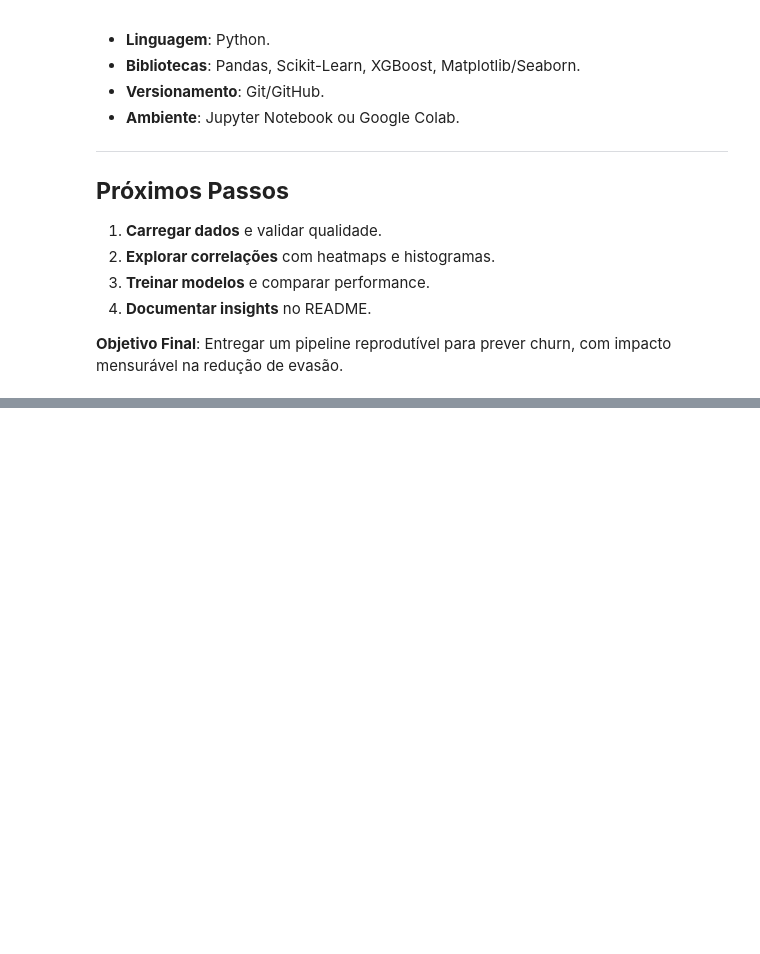
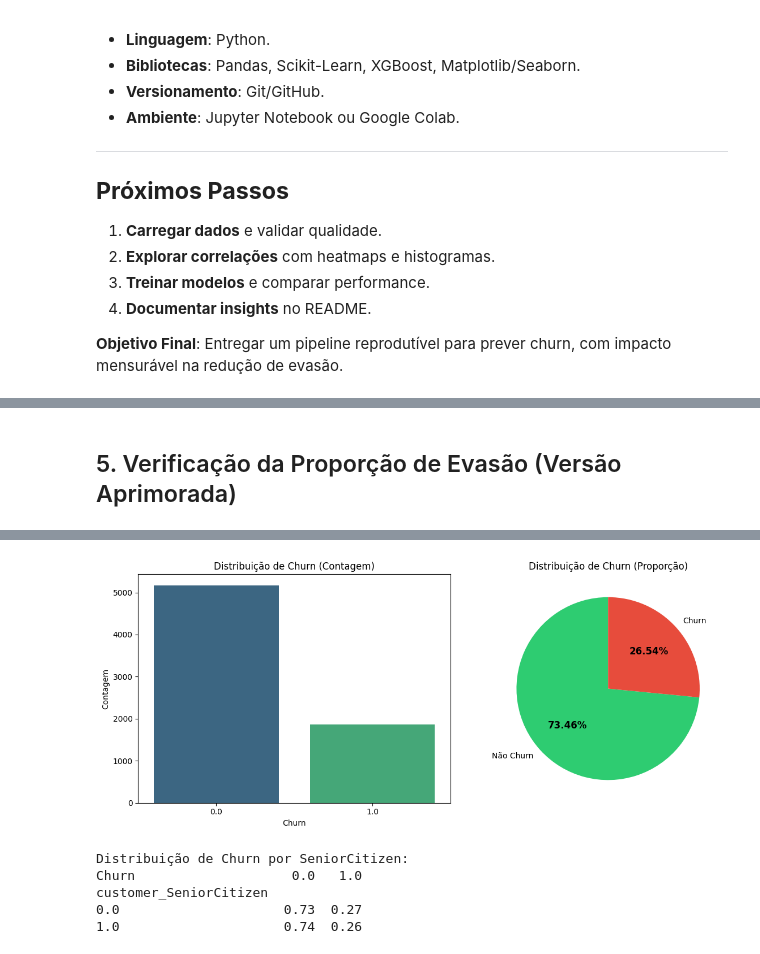
Before and after one commit to anandamatos/telecom-x2, a Jupyter notebook: notebooks/index.ipynb, the cells around one changed output, grey strips where cells are left out. Saved outputs shown, nothing was run; the diff lists cells and outputs as text; code cells hidden in the pictures; blank space fills up the shorter version.

```diff
--- a/notebooks/index.ipynb
+++ b/notebooks/index.ipynb
@@ -359,0 +291,19 @@ Arquivos salvos em: /content/data/processed
+# %%
+# One-Hot Encoding apenas para colunas categóricas verdadeiras
+encoder = OneHotEncoder(drop='first', sparse_output=False, handle_unknown='ignore')
+encoded_data = encoder.fit_transform(df_expanded[categorical_cols])
+encoded_cols = encoder.get_feature_names_out(categorical_cols)
+
+# Criar DataFrame codificado
+df_encoded = pd.DataFrame(encoded_data, columns=encoded_cols, index=df_expanded.index)
+
+# Concatenar corretamente
+df_final = pd.concat([
+    df_expanded[numerical_cols],
+    df_encoded,
+    df_expanded['Churn']
+], axis=1)
+
+print("\nDimensões finais:", df_final.shape)
+print("Colunas numéricas:", numerical_cols)
+print("Colunas categóricas codificadas:", len(encoded_cols))
@@ -359,0 +337,55 @@ Arquivos salvos em: /content/data/processed
+# %% [markdown]
+## 5. Verificação da Proporção de Evasão (Versão Aprimorada)
+# %%
+# Adicione estas linhas no início do notebook (célula de importações)
+import matplotlib.pyplot as plt
+import seaborn as sns
+
+# Verificação detalhada do balanceamento
+print("\n=== ANÁLISE DE BALANCEAMENTO ===")
+
+# Estatísticas básicas
+churn_counts = df_final['Churn'].value_counts()
+churn_percentage = df_final['Churn'].value_counts(normalize=True) * 100
+
+# Adicionando métricas de desbalanceamento
+total_samples = len(df_final)
+imbalance_ratio = churn_counts[0] / churn_counts[1]  # Razão entre maioria/minoria
+
+print("\nDistribuição absoluta:")
+print(churn_counts)
+print("\nDistribuição percentual:")
+print(churn_percentage.round(2))
+print(f"\nRazão de desbalanceamento: {imbalance_ratio:.2f}:1")
+print(f"Total de amostras: {total_samples}")
+
+# Visualização aprimorada
+plt.figure(figsize=(12, 5))
+
+# Gráfico 1: Contagem simples
+plt.subplot(1, 2, 1)
+sns.countplot(x='Churn', hue='Churn', data=df_final, palette='viridis', legend=False)
+plt.title('Distribuição de Churn (Contagem)')
+plt.xlabel('Churn')
+plt.ylabel('Contagem')
+
+# Gráfico 2: Proporção com anotações
+plt.subplot(1, 2, 2)
+patches, texts, autotexts = plt.pie(
+    churn_percentage,
+    labels=['Não Churn', 'Churn'],
+    autopct='%.2f%%',
+    colors=['#2ecc71', '#e74c3c'],
+    startangle=90
+)
+plt.title('Distribuição de Churn (Proporção)')
+plt.setp(autotexts, size=12, weight="bold")
+
+plt.tight_layout()
+plt.show()
+
+# Análise adicional por grupos importantes (opcional)
+if 'customer_SeniorCitizen' in df_final.columns:
+    print("\nDistribuição de Churn por SeniorCitizen:")
+    print(pd.crosstab(df_final['customer_SeniorCitizen'], df_final['Churn'], normalize='index').round(2))
+# %% [output]
@@ -359,0 +408,6 @@ Arquivos salvos em: /content/data/processed
+[figure, added]
+Distribuição de Churn por SeniorCitizen:
+Churn                    0.0   1.0
+customer_SeniorCitizen
+0.0                     0.73  0.27
+1.0                     0.74  0.26
```
Also changed, not shown: parts of 46 cells of this notebook, 6 other files.
